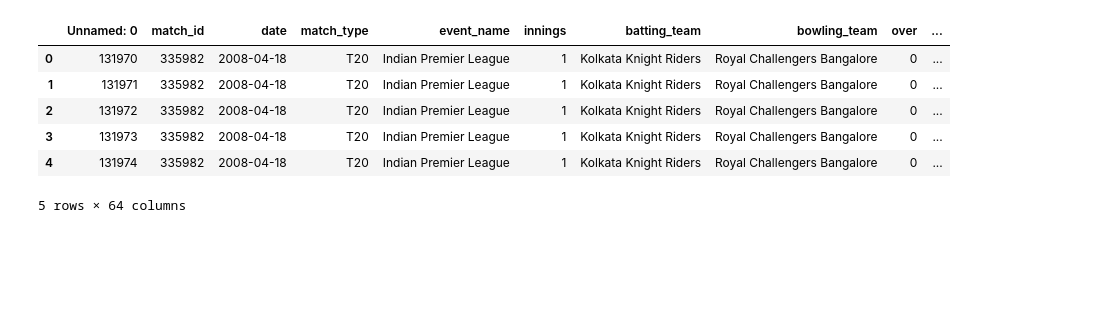
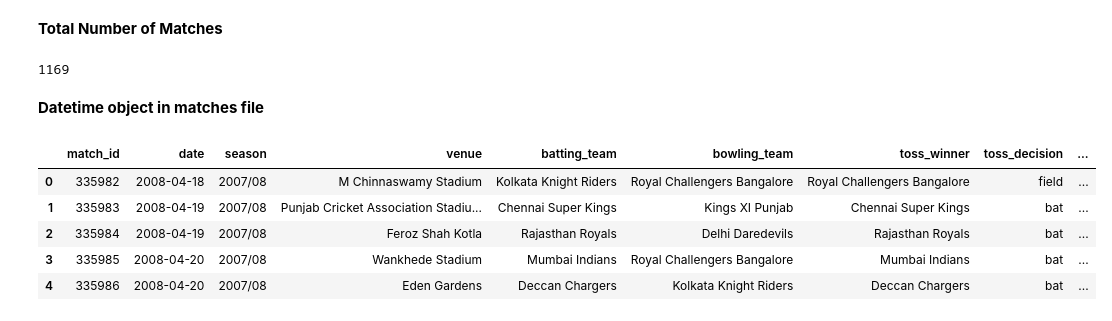
Before and after one commit to Varunkumar2516/Data_Analysis_Projects, a Jupyter notebook: 4. IPL DATA (2008-2025)/ipl.ipynb, the cells around one changed output. Drawn from its saved outputs; the diff is of its cells as text; code cells hidden in the pictures; blank space fills up the shorter version.

```diff
--- a/4. IPL DATA (2008-2025)/ipl.ipynb
+++ b/4. IPL DATA (2008-2025)/ipl.ipynb
@@ -32,0 +44,3 @@ df[df.duplicated()]
+# %%
+
+pd.reset_option('display.max_rows')
@@ -32,0 +71,15 @@ df[df.duplicated()]
+# %%
+# FIrst Data Set
+# we are taking the last Duplicate based on match_id
+"""
+### Innings & Team Roles
+- **Inning 1**:
+  - `batting_team` = team batting first.
+  - `bowling_team` = team bowling first.
+  - Total runs scored in this inning = **target** for second innings.
+- **Inning 2**:
+  - Teams swap roles.
+  - Runs scored determine if the target is chased or defended.
+ Usefull to Understand the order of Team1 and Team2
+"""
+matches=IPL_data.drop_duplicates(subset=['match_id'],keep='last').loc[:,['match_id','date','season','venue','batting_team','bowling_team','toss_winner','toss_decision','player_of_match','match_won_by','stage','innings','team_runs','runs_target','win_outcome']].reset_index(drop=True)
@@ -33,10 +102,25 @@ df[df.duplicated()]
+# %% [markdown]
+__Total Number of Matches__
+# %%
+"Note: As per Official Matches of IPL Total Matches from 2008 to 2025 is 1180 "
+"But Completed matches are 1169"
+" 11 abandoned matches"
+matches['match_id'].nunique()
+# %% [output]
+1169
+# %% [markdown]
+__Datetime object in matches file__
+# %%
+matches['date']=pd.to_datetime(matches['date'])
+# %%
+matches['year']=matches['date'].dt.year
+matches['month']=matches['date'].dt.month
 # %%
-df.head()
+matches.head()
 # %% [output]
-|  | Unnamed: 0 | match_id | date | match_type | event_name | innings | batting_team | bowling_team | over | ... |
-| 0 | 131970 | 335982 | 2008-04-18 | T20 | Indian Premier League | 1 | Kolkata Knight Riders | Royal Challengers Bangalore | 0 | ... |
-| 1 | 131971 | 335982 | 2008-04-18 | T20 | Indian Premier League | 1 | Kolkata Knight Riders | Royal Challengers Bangalore | 0 | ... |
-| 2 | 131972 | 335982 | 2008-04-18 | T20 | Indian Premier League | 1 | Kolkata Knight Riders | Royal Challengers Bangalore | 0 | ... |
-| 3 | 131973 | 335982 | 2008-04-18 | T20 | Indian Premier League | 1 | Kolkata Knight Riders | Royal Challengers Bangalore | 0 | ... |
-| 4 | 131974 | 335982 | 2008-04-18 | T20 | Indian Premier League | 1 | Kolkata Knight Riders | Royal Challengers Bangalore | 0 | ... |
+|  | match_id | date | season | venue | batting_team | bowling_team | toss_winner | toss_decision | ... |
+| 0 | 335982 | 2008-04-18 | 2007/08 | M Chinnaswamy Stadium | Kolkata Knight Riders | Royal Challengers Bangalore | Royal Challengers Bangalore | field | ... |
+| 1 | 335983 | 2008-04-19 | 2007/08 | Punjab Cricket Association Stadiu... | Chennai Super Kings | Kings XI Punjab | Chennai Super Kings | bat | ... |
+| 2 | 335984 | 2008-04-19 | 2007/08 | Feroz Shah Kotla | Rajasthan Royals | Delhi Daredevils | Rajasthan Royals | bat | ... |
+| 3 | 335985 | 2008-04-20 | 2007/08 | Wankhede Stadium | Mumbai Indians | Royal Challengers Bangalore | Mumbai Indians | bat | ... |
+| 4 | 335986 | 2008-04-20 | 2007/08 | Eden Gardens | Deccan Chargers | Kolkata Knight Riders | Deccan Chargers | bat | ... |
-5 rows × 64 columns
```
Also changed, not shown: parts of 22 cells of this notebook, 5 other files.
